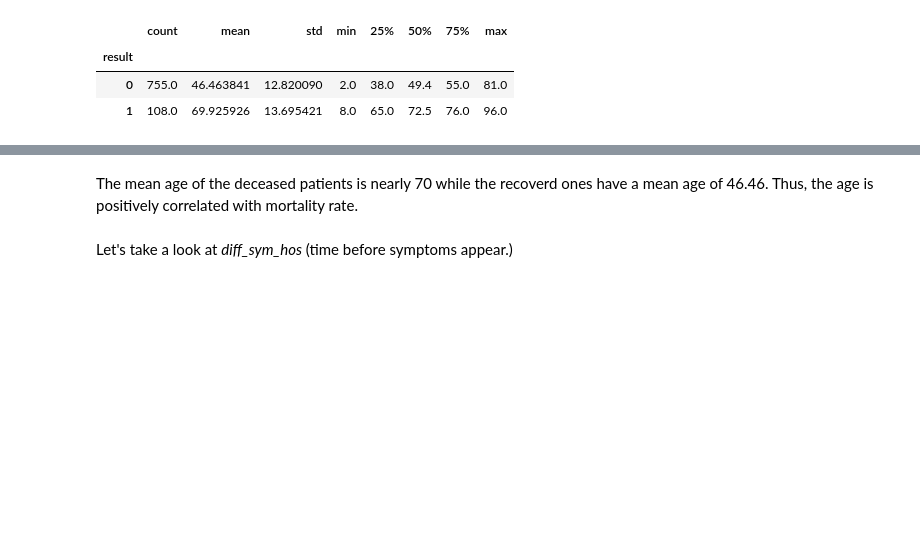
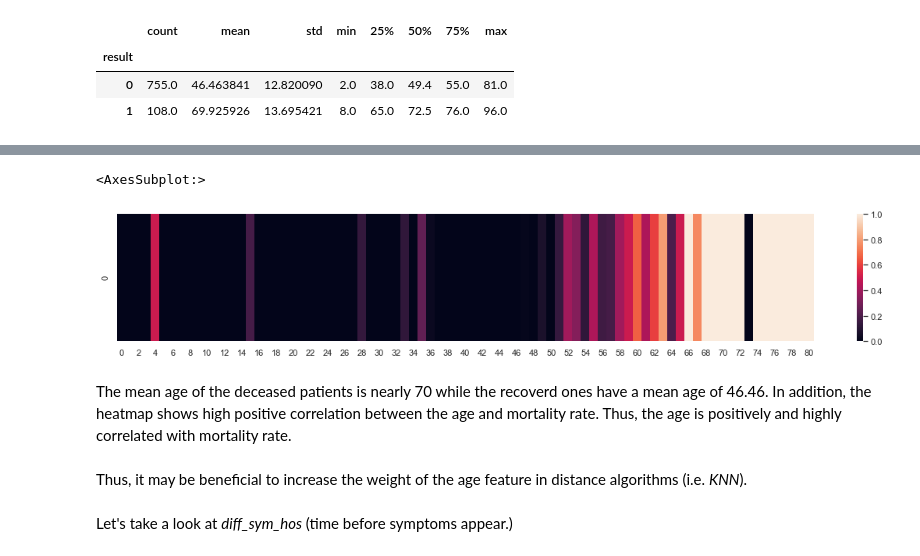
Before and after one commit to Ali-Elganzory/Covid-19-Mortality, a Jupyter notebook: Project.ipynb, the cells around one changed output, grey strips where cells are left out. Drawn from its saved outputs; the diff is of its cells as text; code cells hidden in the pictures; blank space fills up the shorter version.

```diff
--- a/Project.ipynb
+++ b/Project.ipynb
@@ -86,5 +152,13 @@ dtype: object
+# %%
+fig, ax = plt.subplots(figsize=(20,3))
+sns.heatmap(df.groupby("age")["result"].mean().values[np.newaxis,:], ax=ax)
+# %% [output]
+<AxesSubplot:>
+[figure, added]
 # %% [markdown]
-The mean age of the deceased patients is nearly 70 while the recoverd ones have a mean age of 46.46. Thus, the age is positively correlated with mortality rate.
+The mean age of the deceased patients is nearly 70 while the recoverd ones have a mean age of 46.46. In addition, the heatmap shows high positive correlation between the age and mortality rate. Thus, the age is positively and highly correlated with mortality rate.
+# %% [markdown]
+Thus, it may be beneficial to increase the weight of the age feature in distance algorithms (i.e. _KNN_).
 # %% [markdown]
 Let's take a look at *diff_sym_hos* (time before symptoms appear.)
 # %%
```
Also changed, not shown: parts of 201 cells of this notebook, 3 other files.
